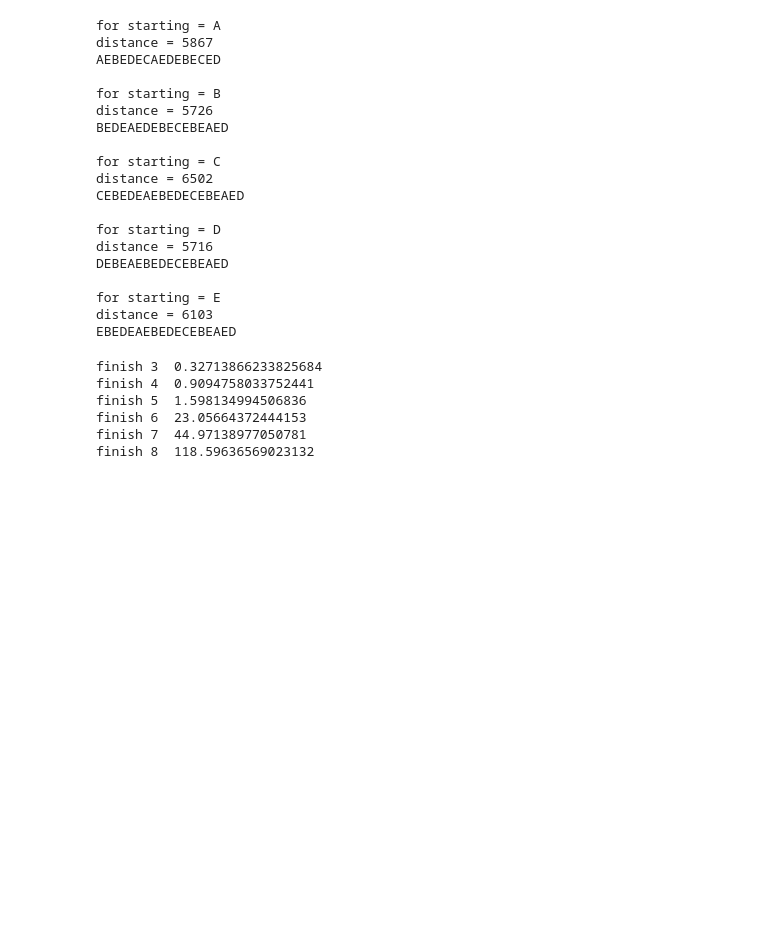
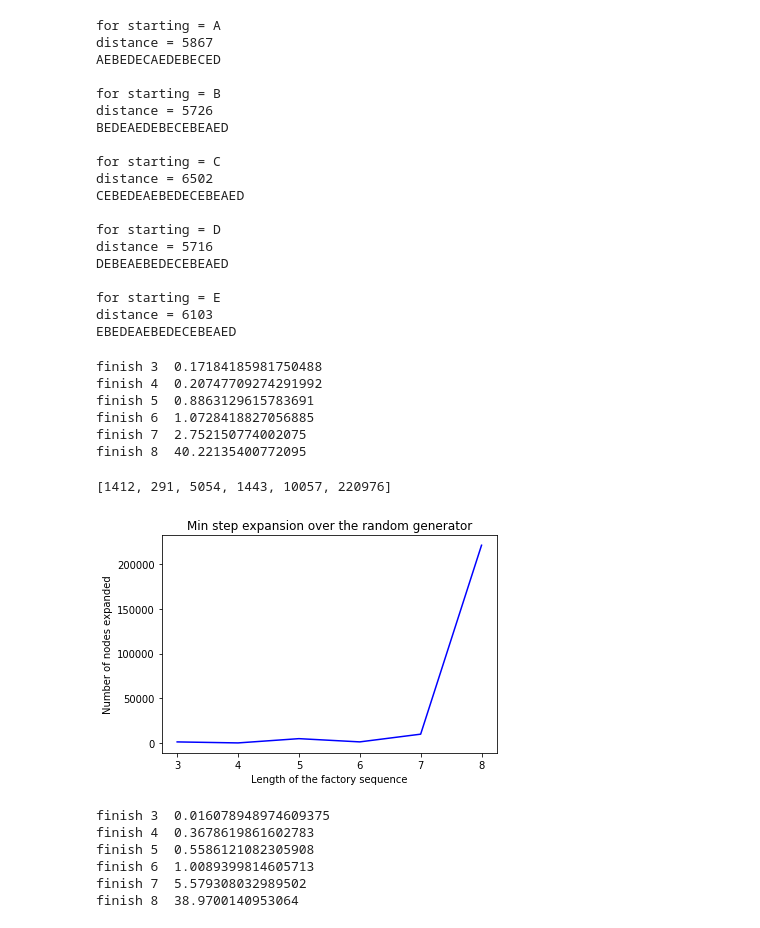
Before and after one commit to crispyricky/Artificial-Intelligent-Python, a Jupyter notebook: MP2/1.1 Siping/1.1 Refined.ipynb, the cells around one changed output. Drawn from its saved outputs; the diff is of its cells as text; code cells hidden in the pictures; blank space fills up the shorter version.

```diff
--- a/MP2/1.1 Siping/1.1 Refined.ipynb
+++ b/MP2/1.1 Siping/1.1 Refined.ipynb
@@ -243,8 +260,41 @@ def random_generator(N):
                     tt[j][i] = math.floor(random.random()*5)
             Generated[j+1][i+1] = rev_fac_dict[int(tt[j][i])]
     return Generated
+# %%
+total_step = []
+N = 8
+start = time.time()
+for N in range(3,9):
+#     for i in range(50):
+    temp = 0
+    W = random_generator(N)
+#         pprint.pprint(W)
+    retv,ndexpnd = A_star('A',h_min_step,get_step,N = N, W = W)
+    temp = temp + ndexpnd
+    total_step.append(temp)
+    print('finish',N,'',time.time()-start)
+# %% [output]
+finish 3  0.17184185981750488
+finish 4  0.20747709274291992
+finish 5  0.8863129615783691
+finish 6  1.0728418827056885
+finish 7  2.752150774002075
+finish 8  40.22135400772095
+# %%
+total_step
+# %% [output]
+[1412, 291, 5054, 1443, 10057, 220976]
+# %%
+plt.plot(list(range(3,9)), total_step, 'b')
+plt.axis()
+plt.xlabel('Length of the factory sequence')
+plt.ylabel('Number of nodes expanded')
+plt.title('Min step expansion over the random generator')
+plt.show()
+# %% [output]
+[figure, added]
 # %%
-total = []
+total_dist = []
 N = 8
 start = time.time()
 for N in range(3,9):
@@ -252,15 +302,14 @@ for N in range(3,9):
     temp = 0
     W = random_generator(N)
 #         pprint.pprint(W)
-    for t in Starting_Point:
-        retv,ndexpnd = A_star(t,h_min_step,get_step,N = N, W = W)
-        temp = temp + ndexpnd
-    total.append(temp/len(Starting_Point))
+    retv,ndexpnd = A_star(t,h_min_dis,get_gscore_dist,N = N, W = W)
+    temp = temp + ndexpnd
+    total_dist.append(temp/len(Starting_Point))
     print('finish',N,'',time.time()-start)
 # %% [output]
-finish 3  0.32713866233825684
-finish 4  0.9094758033752441
-finish 5  1.598134994506836
-finish 6  23.05664372444153
-finish 7  44.97138977050781
-finish 8  118.59636569023132
+finish 3  0.016078948974609375
+finish 4  0.3678619861602783
+finish 5  0.5586121082305908
+finish 6  1.0089399814605713
+finish 7  5.579308032989502
+finish 8  38.9700140953064
```
Also changed, not shown: parts of 15 cells of this notebook, 1 other file.
